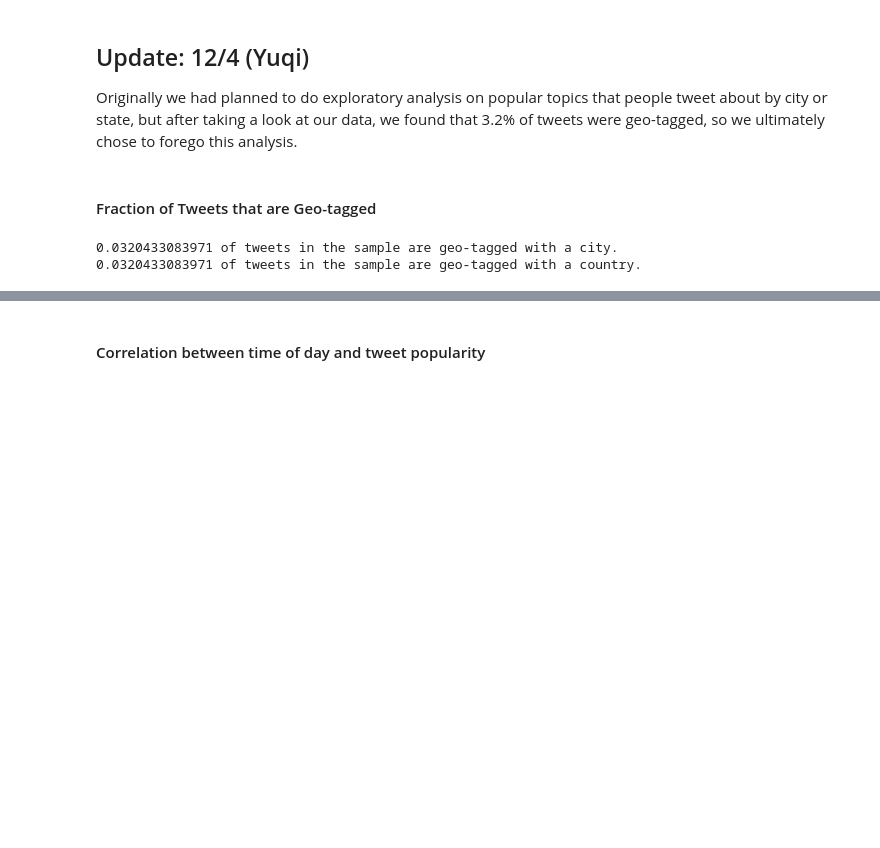
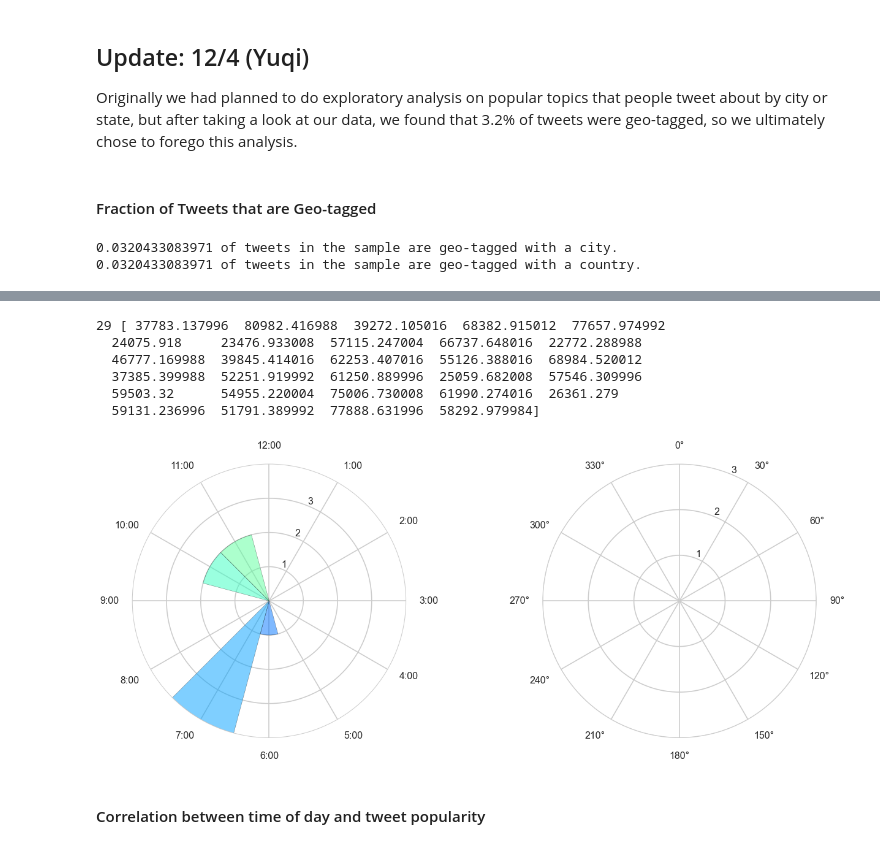
Before and after one commit to belindazeng/goingviral, a Jupyter notebook: goingviral.ipynb, the cells around one changed output, grey strips where cells are left out. Saved outputs shown, nothing was run; the diff lists cells and outputs as text; code cells hidden in the pictures; blank space fills up the shorter version.

```diff
--- a/goingviral.ipynb
+++ b/goingviral.ipynb
@@ -550,2 +625,73 @@ print str(countryfrac)+" of tweets in the sample are geo-tagged with a country."
+# %%
+import matplotlib.ticker as tkr
+
+def realign_polar_xticks(ax):
+    for theta, label in zip(ax.get_xticks(), ax.get_xticklabels()):
+        theta = theta * ax.get_theta_direction() + ax.get_theta_offset()
+        theta = np.pi/2 - theta
+        y, x = np.cos(theta), np.sin(theta)
+        if x >= 0.1:
+            label.set_horizontalalignment('left')
+        if x <= -0.1:
+            label.set_horizontalalignment('right')
+        if y >= 0.5:
+            label.set_verticalalignment('bottom')
+        if y <= -0.5:
+            label.set_verticalalignment('top')
+
+def plot_clock(data):
+    def hour_formatAM(x, p):
+        hour = x * 6 / np.pi
+        return '{:0.0f}:00'.format(hour) if x > 0 else '12:00'
+
+    def hour_formatPM(x, p):
+        hour = x * 6 / np.pi
+        return '{:0.0f}:00'.format(hour + 12) if x > 0 else '24:00'
+
+    def plot(ax, theta, counts, formatter):
+        colors = plt.cm.jet(theta / 12.0)
+        ax.bar(theta, counts, width=np.pi/6, color=colors, alpha=0.5)
+        ax.xaxis.set_major_formatter(tkr.FuncFormatter(formatter))
+
+    bins = np.r_[0, 0.5:12, 12, 12.5:24,  23.99999]
+    data = np.array(data) / (60*60)
+    counts = np.histogram(data,bins)[0]
+
+    counts[13] += counts[0]
+    counts[-1] += counts[13]
+
+    fig, axes = plt.subplots(ncols=2, figsize=(20, 10), subplot_kw=dict(projection='polar'))
+    fig.subplots_adjust(wspace=0.5)
+
+    for ax in axes:
+        ax.set(theta_offset=np.pi/2, theta_direction=-1,
+               xticks=np.arange(0, np.pi*2, np.pi/6),
+               yticks=np.arange(1, counts.max()))
+
+    plot(axes[0], bins[1:13] * np.pi / 6, counts[1:13], hour_formatAM)
+#     plot(axes[1], bins[14:26] * np.pi / 6, counts[14:26], hour_formatPM)
+    return axes
+
+data = [ 10.49531611,  22.49511583,  10.90891806,  18.99525417,
+        21.57165972,   6.687755  ,   6.52137028,  15.86534639,
+        18.53823556,   6.32563583,  12.99365833,  11.06817056,
+        17.29261306,  15.31288556,  19.16236667,  10.38483333,
+        14.51442222,  17.01413611,   6.96102278,  15.98508611,
+        16.5287    ,  15.26533889,  20.83520278,  17.21952056,
+         7.3225775 ,  16.42534361,  14.38649722,  21.63573111,  16.19249444]
+data = np.array(data)*60*60
+print len(data), data
+axes = plot_clock(data)
+for ax in axes:
+    realign_polar_xticks(ax)
+plt.show()
+# %% [output]
+29 [ 37783.137996  80982.416988  39272.105016  68382.915012  77657.974992
+  24075.918     23476.933008  57115.247004  66737.648016  22772.288988
+  46777.169988  39845.414016  62253.407016  55126.388016  68984.520012
+  37385.399988  52251.919992  61250.889996  25059.682008  57546.309996
+  59503.32      54955.220004  75006.730008  61990.274016  26361.279
+  59131.236996  51791.389992  77888.631996  58292.979984]
+[figure, added]
 # %% [markdown]
 #### Correlation between time of day and tweet popularity
```
Also changed, not shown: parts of 19 cells of this notebook, 1 other file.
